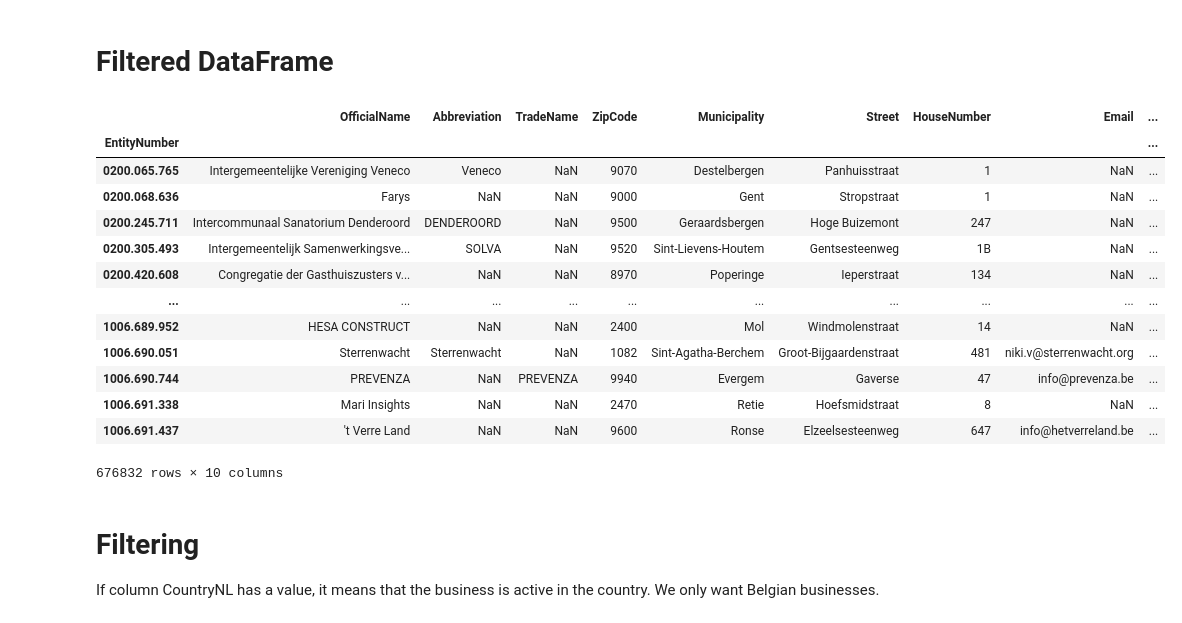
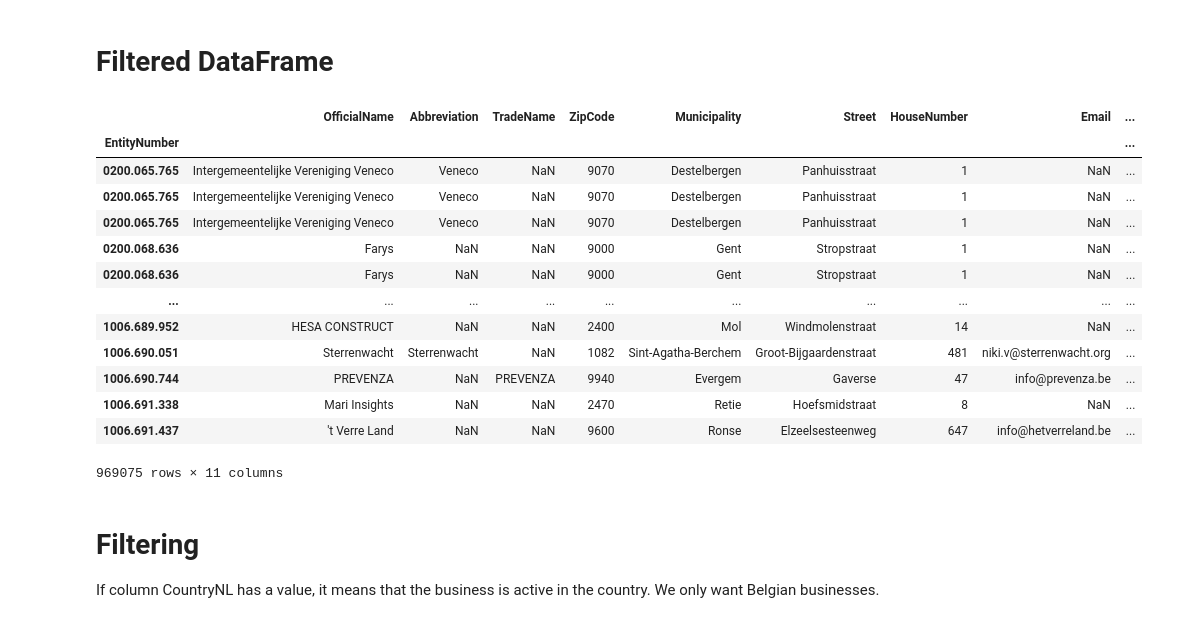
Before and after one commit to nathanvdv/URLfinder, a Jupyter notebook: DatasetCreator.ipynb, the cells around one changed output. Drawn from its saved outputs; the diff is of its cells as text; code cells hidden in the pictures.

```diff
--- a/DatasetCreator.ipynb
+++ b/DatasetCreator.ipynb
@@ -129,45 +129,50 @@ Email_df.rename(columns={'Value': 'Email'}, inplace=True)
 
 Tel_df = dataframes['contact'][
     (dataframes['contact']['EntityContact'].isin(['ENT', 'EST'])) &
     (dataframes['contact']['ContactType'] == 'TEL')
 ][['Value', 'EntityNumber']].copy()
 
 Tel_df.rename(columns={'Value': 'TEL'}, inplace=True)
 
 URL_df = dataframes['contact'][
     (dataframes['contact']['EntityContact'].isin(['ENT', 'EST'])) &
     (dataframes['contact']['ContactType'] == 'WEB')
 ][['Value', 'EntityNumber']].copy()
 
 URL_df.rename(columns={'Value': 'URL'}, inplace=True)
 
+Acitivity_df = dataframes['activity'][
+     (dataframes['activity']['Classification'] == 'MAIN')
+][['NaceCode', 'EntityNumber']].copy()
+
+URL_df.rename(columns={'NaceCode': 'ActivityNACE'}, inplace=True)
 
 # Combining the filtered DataFrames
 # Assuming df_list is a list of your DataFrames
-df_list = [official_name_df, abbreviation_df, tradeName_df,zipcode_df, Municipality_df, Street_df, HouseNumber_df, Email_df, Tel_df, URL_df]
+df_list = [official_name_df, abbreviation_df, tradeName_df,zipcode_df, Municipality_df, Street_df, HouseNumber_df, Email_df, Tel_df, URL_df, Acitivity_df]
 
 # Using reduce to merge all DataFrames in the list based on 'EntityNumber'
 combined_df = reduce(lambda left, right: pd.merge(left, right, on='EntityNumber', how='left'), df_list)
 
 # Now, 'EntityNumber' can be set as the index in the combined DataFrame
 combined_df.set_index('EntityNumber', inplace=True)
 
 combined_df
 # %% [output]
 |  | OfficialName | Abbreviation | TradeName | ZipCode | Municipality | Street | HouseNumber | Email | ... |
 | EntityNumber |  |  |  |  |  |  |  |  | ... |
 | 0200.065.765 | Intergemeentelijke Vereniging Veneco | Veneco | NaN | 9070 | Destelbergen | Panhuisstraat | 1 | NaN | ... |
+| 0200.065.765 | Intergemeentelijke Vereniging Veneco | Veneco | NaN | 9070 | Destelbergen | Panhuisstraat | 1 | NaN | ... |
+| 0200.065.765 | Intergemeentelijke Vereniging Veneco | Veneco | NaN | 9070 | Destelbergen | Panhuisstraat | 1 | NaN | ... |
 | 0200.068.636 | Farys | NaN | NaN | 9000 | Gent | Stropstraat | 1 | NaN | ... |
-| 0200.245.711 | Intercommunaal Sanatorium Denderoord | DENDEROORD | NaN | 9500 | Geraardsbergen | Hoge Buizemont | 247 | NaN | ... |
-| 0200.305.493 | Intergemeentelijk Samenwerkingsve... | SOLVA | NaN | 9520 | Sint-Lievens-Houtem | Gentsesteenweg | 1B | NaN | ... |
-| 0200.420.608 | Congregatie der Gasthuiszusters v... | NaN | NaN | 8970 | Poperinge | Ieperstraat | 134 | NaN | ... |
+| 0200.068.636 | Farys | NaN | NaN | 9000 | Gent | Stropstraat | 1 | NaN | ... |
 | ... | ... | ... | ... | ... | ... | ... | ... | ... | ... |
 | 1006.689.952 | HESA CONSTRUCT | NaN | NaN | 2400 | Mol | Windmolenstraat | 14 | NaN | ... |
 | 1006.690.051 | Sterrenwacht | Sterrenwacht | NaN | 1082 | Sint-Agatha-Berchem | Groot-Bijgaardenstraat | 481 | niki.v@sterrenwacht.org | ... |
 | 1006.690.744 | PREVENZA | NaN | PREVENZA | 9940 | Evergem | Gaverse | 47 | info@prevenza.be | ... |
 | 1006.691.338 | Mari Insights | NaN | NaN | 2470 | Retie | Hoefsmidstraat | 8 | NaN | ... |
 | 1006.691.437 | 't Verre Land | NaN | NaN | 9600 | Ronse | Elzeelsesteenweg | 647 | info@hetverreland.be | ... |
-676832 rows × 10 columns
+969075 rows × 11 columns
 # %% [markdown]
 # Filtering
 If column CountryNL has a value, it means that the business is active in the country. We only want Belgian businesses.
```
Also changed, not shown: parts of 6 cells of this notebook, 1 other file.
